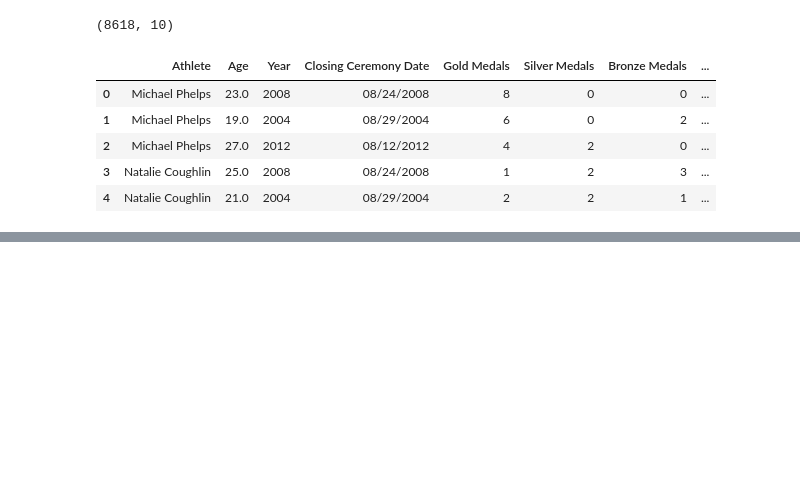
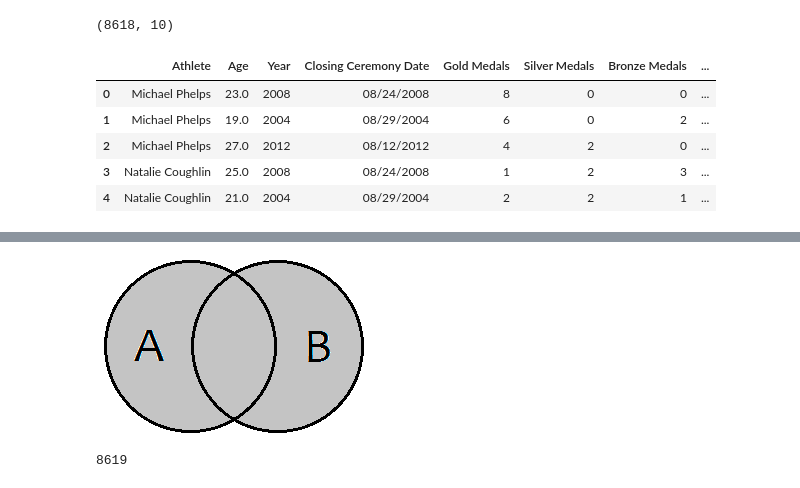
Before and after one commit to JCFlores93/ML-UDEMY, a Jupyter notebook: scripts/T2 - 4 - Data Cleaning - Concatenación de datos.ipynb, the cells around one changed output, grey strips where cells are left out. Cells and saved outputs as stored; diff of their text form; code cells hidden in the pictures; blank space fills up the shorter version.

```diff
--- a/scripts/T2 - 4 - Data Cleaning - Concatenación de datos.ipynb
+++ b/scripts/T2 - 4 - Data Cleaning - Concatenación de datos.ipynb
@@ -309,0 +450,4 @@ data_final.head()
+# %%
+Image(filename="../notebooks/resources/outer-join.png")
+# %% [output]
+[figure, added]
@@ -309,0 +461,5 @@ data_final.head()
+# %%
+merged_outer = pd.merge(left= data_main, right=data_country_JCFC, how="outer", left_on="Athlete", right_on="Athlete")
+len(merged_outer)
+# %% [output]
+8619
```
Also changed, not shown: parts of 23 cells of this notebook, 1 other file.
